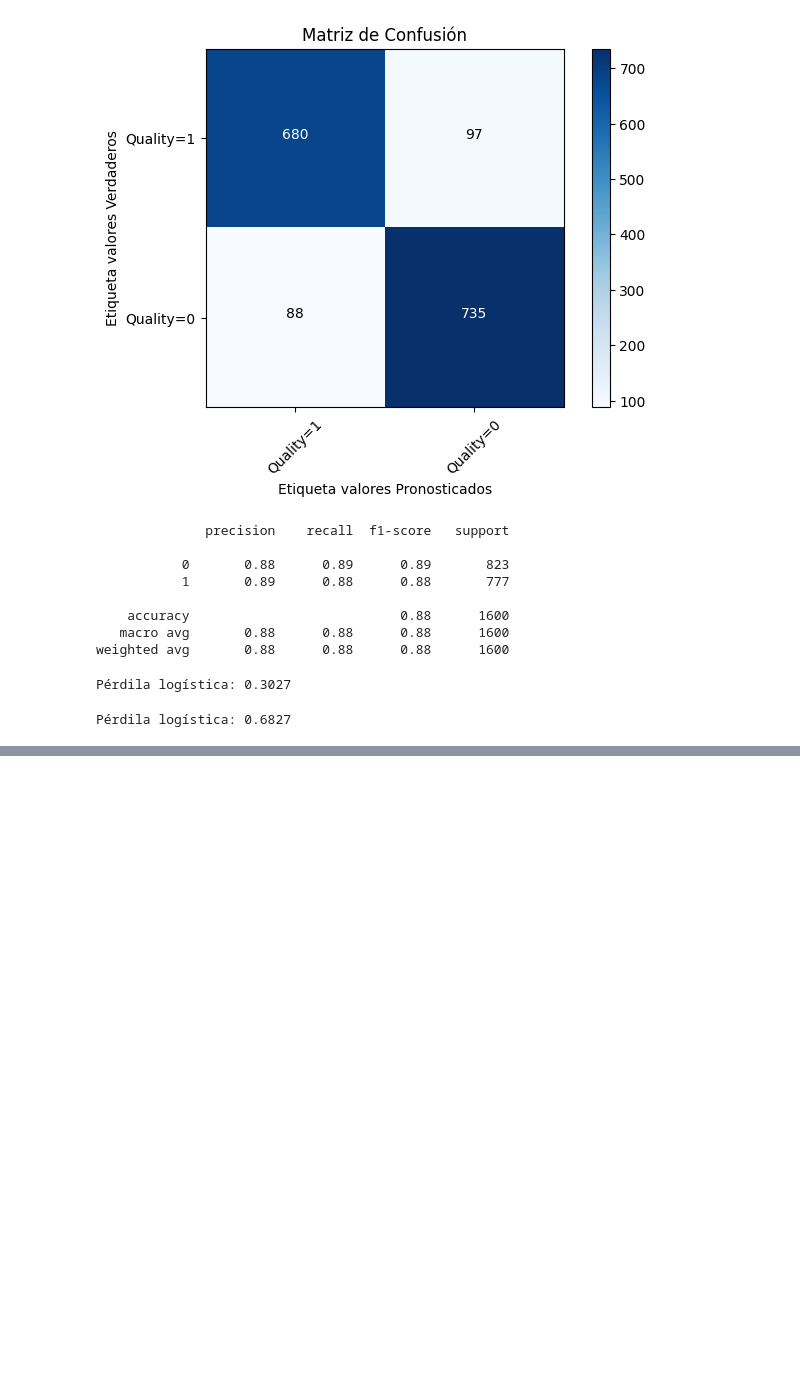
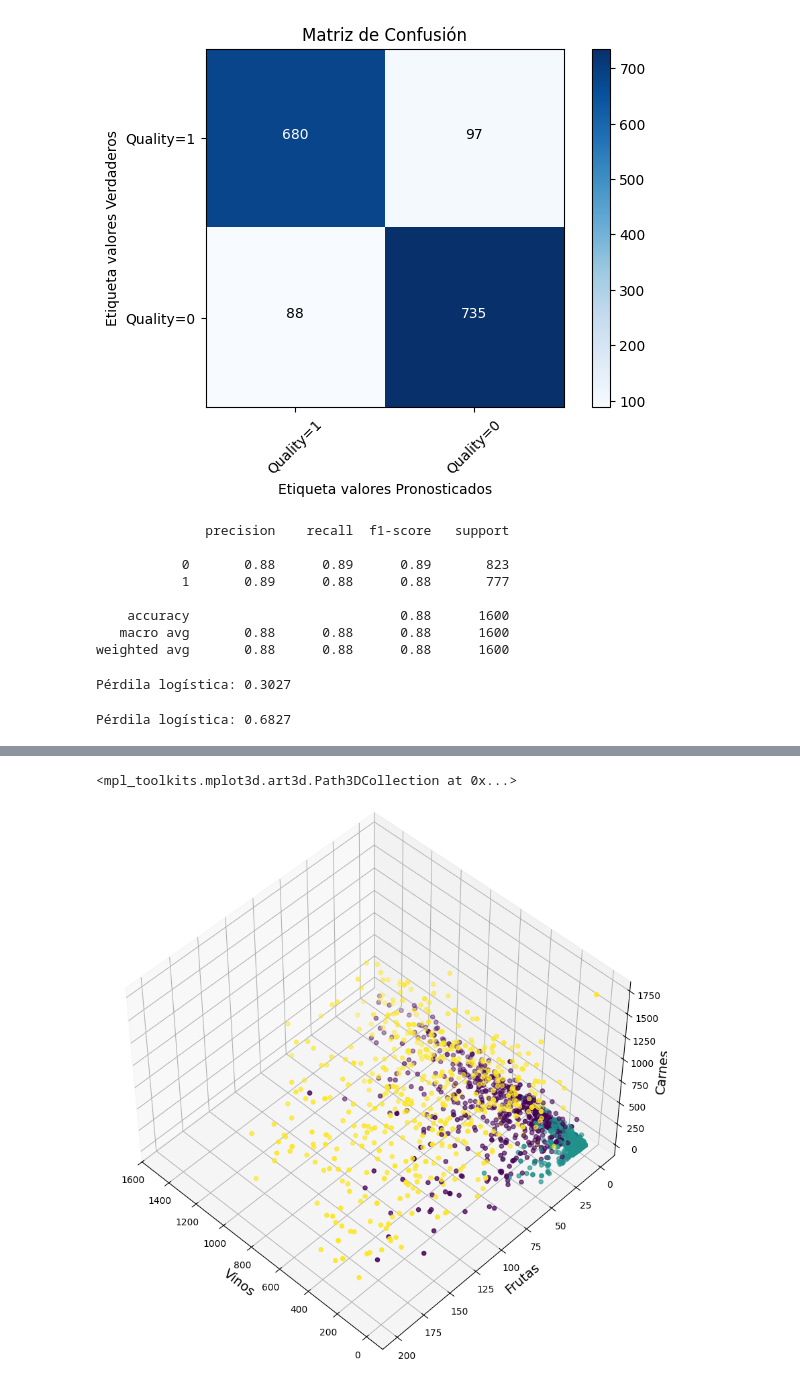
Before and after one commit to DiegoAraneda98/TPCD-Tarea-3, a Jupyter notebook: Tarea3.ipynb, the cells around one changed output, grey strips where cells are left out. Saved outputs shown, nothing was run; the diff lists cells and outputs as text; code cells hidden in the pictures; blank space fills up the shorter version.

```diff
--- a/Tarea3.ipynb
+++ b/Tarea3.ipynb
@@ -529,0 +581,16 @@ Pérdila logística: 0.6827
+# %%
+from mpl_toolkits.mplot3d import Axes3D
+
+figura = plt.figure(1, figsize=(10, 8))
+plt.clf()
+ax = Axes3D(figura, rect=[0, 0, .95, 1], elev=48, azim=134, auto_add_to_figure=False)
+figura.add_axes(ax)
+plt.cla()
+ax.set_xlabel('Vinos', fontsize=14)
+ax.set_ylabel('Frutas', fontsize=14)
+ax.set_zlabel('Carnes', fontsize=14)
+
+ax.scatter(X22[:, 5], X22[:, 6], X22[:, 7], c= etiquetas.astype(float))
+# %% [output]
+<mpl_toolkits.mplot3d.art3d.Path3DCollection at 0x...>
+[figure, added]
```
Also changed, not shown: parts of 23 cells of this notebook, 1 other file.
